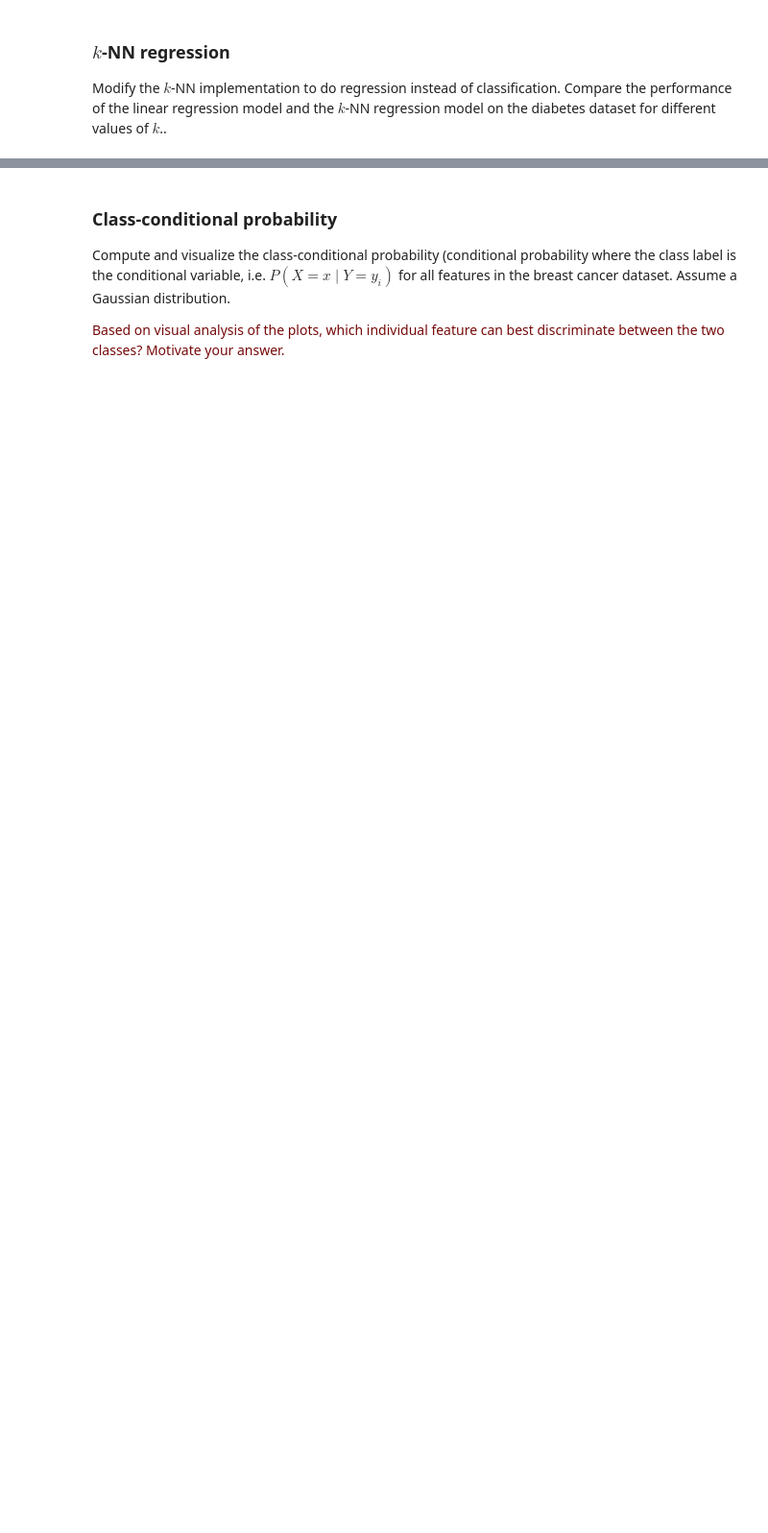
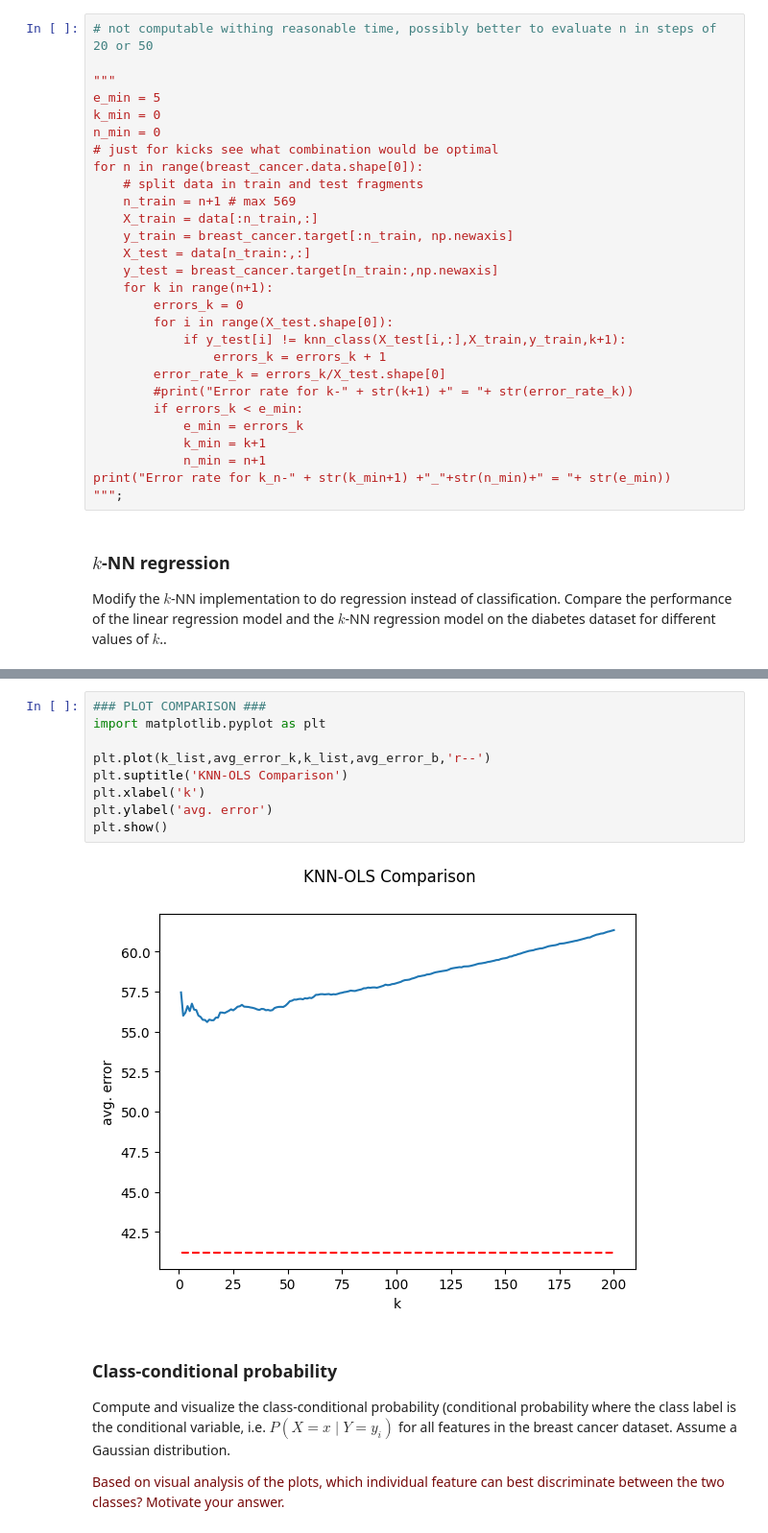
Before and after one commit to YLaret/8dm50-machine-learning, a Jupyter notebook: practicals/week_1.ipynb, the cells around one changed output, grey strips where cells are left out. Shown: that part at 96% size. Drawn from its saved outputs; the diff is of its cells as text; blank space fills up the shorter version.

```diff
--- a/practicals/week_1.ipynb
+++ b/practicals/week_1.ipynb
@@ -215,3 +249,31 @@ Error rate for k-50 = 0.029585798816568046
+# %%
+# not computable withing reasonable time, possibly better to evaluate n in steps of 20 or 50
+
+"""
+e_min = 5
+k_min = 0
+n_min = 0
+# just for kicks see what combination would be optimal
+for n in range(breast_cancer.data.shape[0]):
+    # split data in train and test fragments
+    n_train = n+1 # max 569
+    X_train = data[:n_train,:]
+    y_train = breast_cancer.target[:n_train, np.newaxis]
+    X_test = data[n_train:,:]
+    y_test = breast_cancer.target[n_train:,np.newaxis]
+    for k in range(n+1):
+        errors_k = 0
+        for i in range(X_test.shape[0]):
+            if y_test[i] != knn_class(X_test[i,:],X_train,y_train,k+1):
+                errors_k = errors_k + 1
+        error_rate_k = errors_k/X_test.shape[0]
+        #print("Error rate for k-" + str(k+1) +" = "+ str(error_rate_k))
+        if errors_k < e_min:
+            e_min = errors_k
+            k_min = k+1
+            n_min = n+1
+print("Error rate for k_n-" + str(k_min+1) +"_"+str(n_min)+" = "+ str(e_min))
+""";
 # %% [markdown]
 ### $k$-NN regression
 
@@ -219,3 +344,14 @@ Modify the $k$-NN implementation to do regression instead of classification. Com
+# %%
+### PLOT COMPARISON ###
+import matplotlib.pyplot as plt
+
+plt.plot(k_list,avg_error_k,k_list,avg_error_b,'r--')
+plt.suptitle('KNN-OLS Comparison')
+plt.xlabel('k')
+plt.ylabel('avg. error')
+plt.show()
+# %% [output]
+[figure, added]
 # %% [markdown]
 ### Class-conditional probability
 
```
Also changed, not shown: parts of 8 cells of this notebook.
